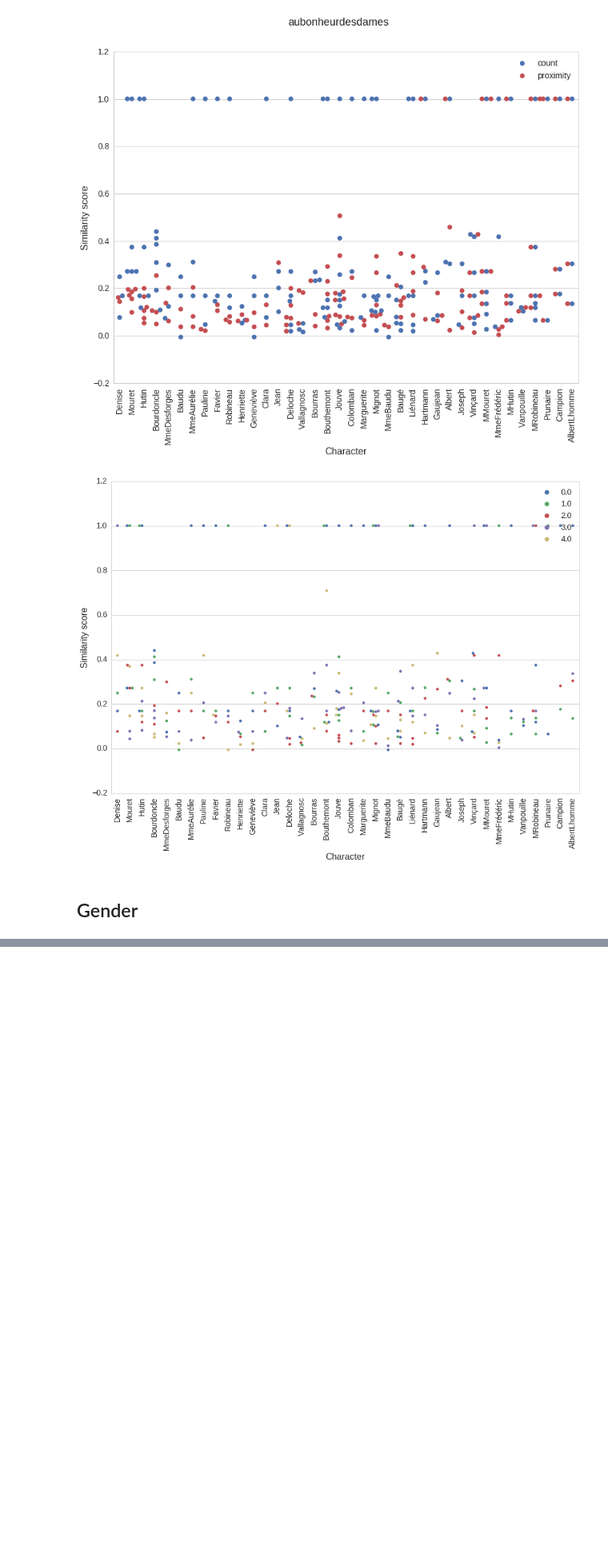
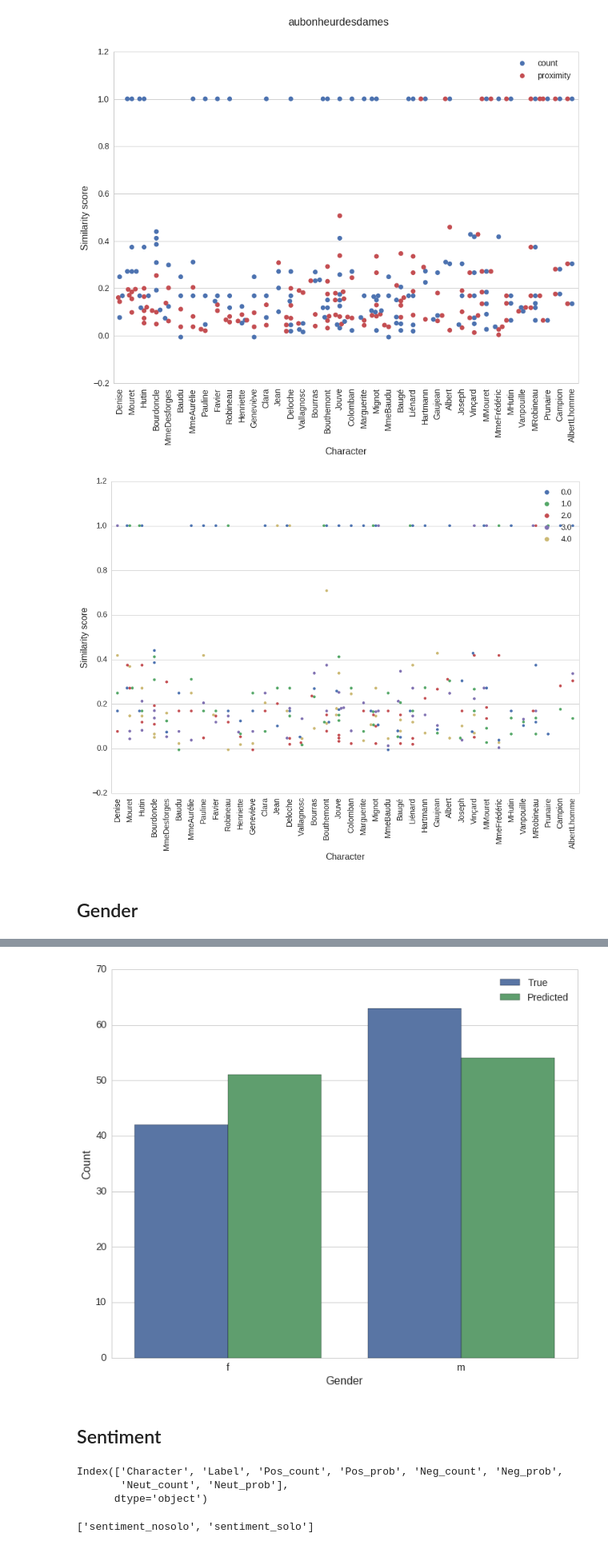
Before and after one commit to semplea/characters-meta, a Jupyter notebook: python/tester.ipynb, the cells around one changed output, grey strips where cells are left out. Shown at 80% size. Drawn from its saved outputs; the diff is of its cells as text; code cells hidden in the pictures; blank space fills up the shorter version.

```diff
--- a/python/tester.ipynb
+++ b/python/tester.ipynb
@@ -249,0 +330,9 @@ array([[-0.51046895, -0.51443578, -1.57751696, -0.1185995 , -0.24774453,
+# %%
+true = y.Label
+true = true.to_frame()
+true.columns = ['Gender']
+true['Label'] = 'True'
+pred = y.Prediction
+pred = pred.to_frame()
+pred.columns = ['Gender']
+pred['Label'] = 'Predicted'
@@ -249,0 +355,24 @@ array([[-0.51046895, -0.51443578, -1.57751696, -0.1185995 , -0.24774453,
+# %%
+fig, ax = plt.subplots(figsize=(12,10))
+sns.countplot(x='Gender', hue='Label', data=plotter)
+ax.legend(
+   loc='best',
+   fontsize=14)
+ax.tick_params(labelsize=14)
+plt.xlabel('Gender', fontsize=16)
+plt.ylabel('Count', fontsize=16);
+# %% [output]
+[figure, added]
+# %% [markdown]
+## Sentiment
+# %%
+sentiment_cols = df_dict['aubonheurdesdames_sentiment_nosolo'].columns
+sentiment_cols
+# %% [output]
+Index(['Character', 'Label', 'Pos_count', 'Pos_prob', 'Neg_count', 'Neg_prob',
+       'Neut_count', 'Neut_prob'],
+      dtype='object')
+# %%
+sentiment_names
+# %% [output]
+['sentiment_nosolo', 'sentiment_solo']
```
Also changed, not shown: parts of 40 cells of this notebook, 34 other files.
